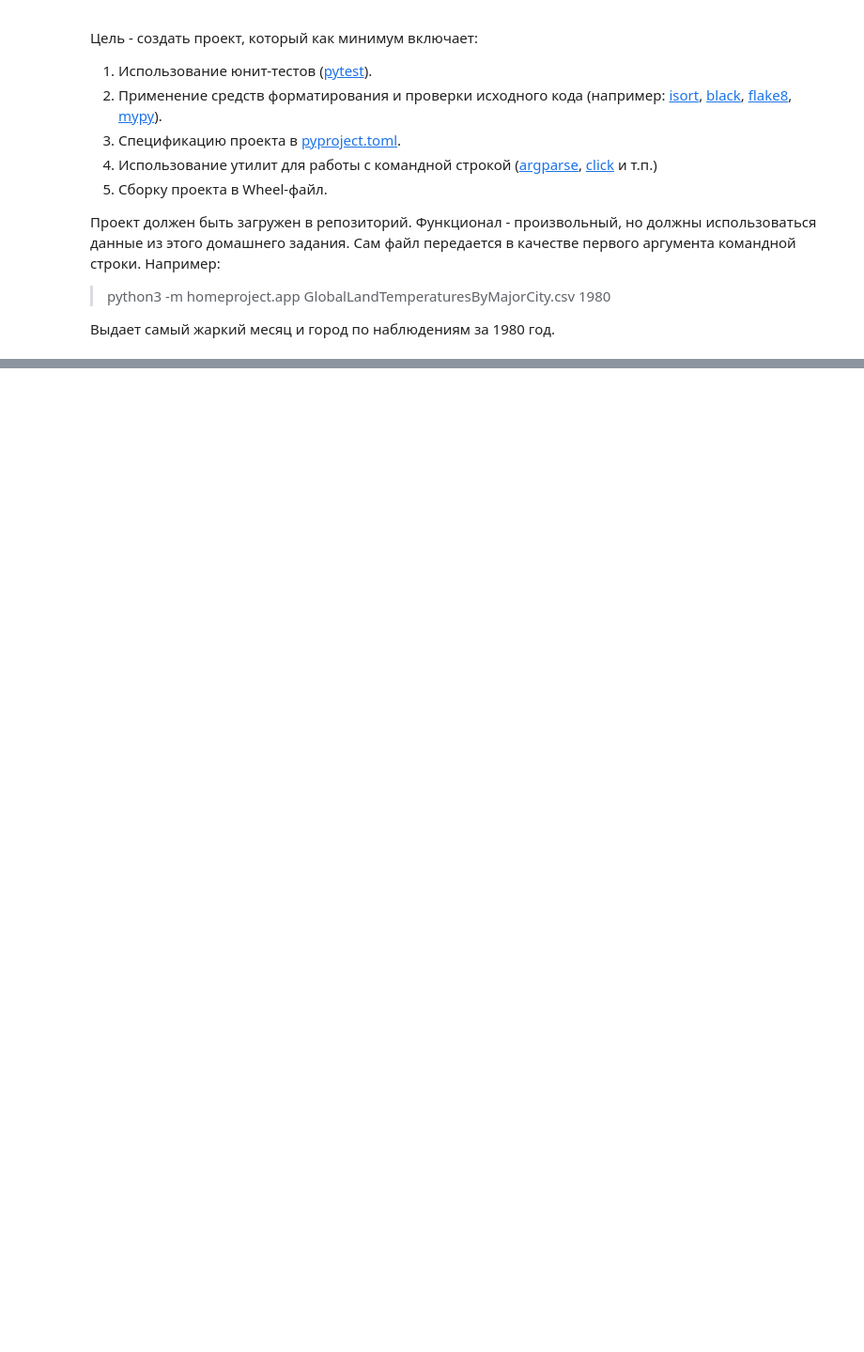
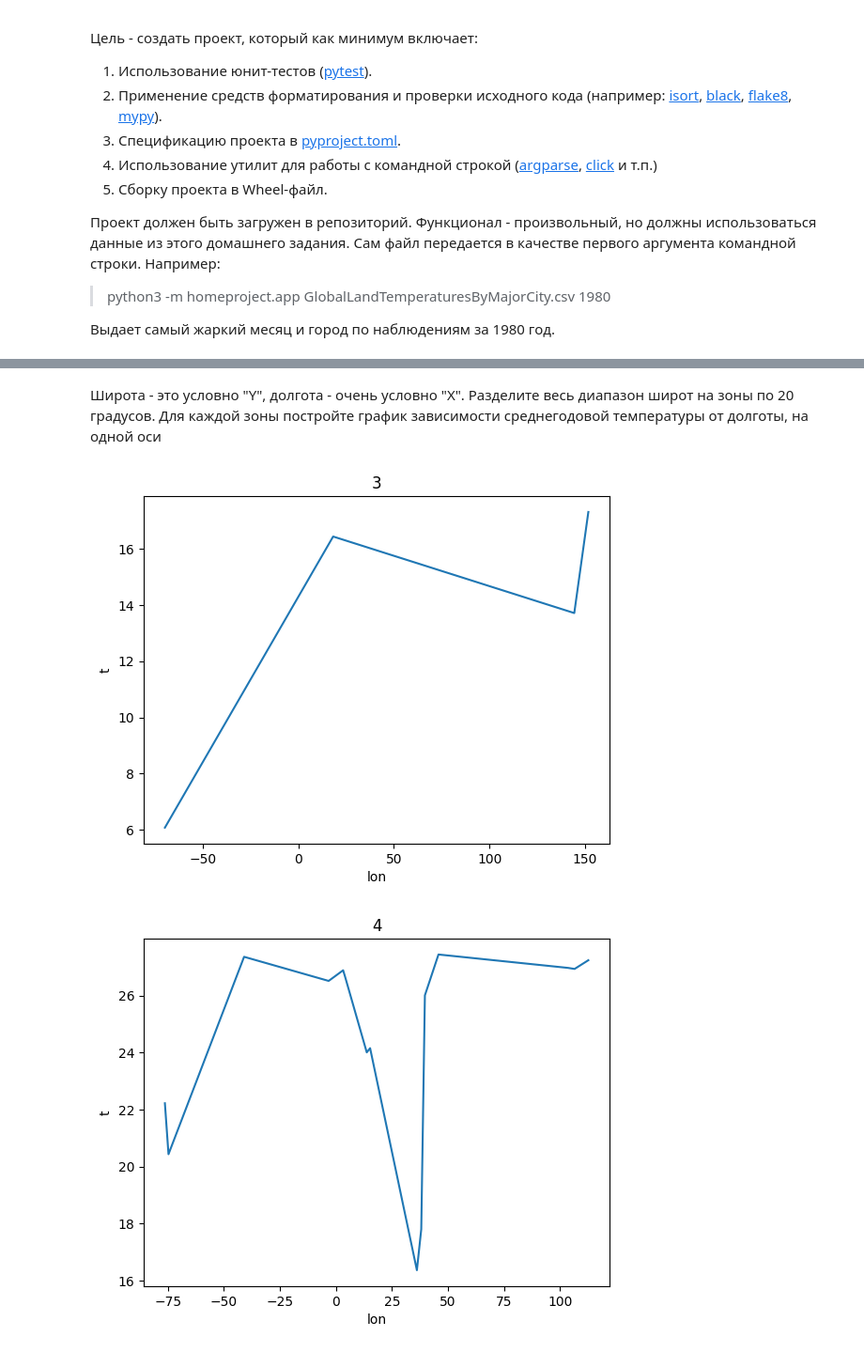
Before and after one commit to katunilya/python-2022-spbu, a Jupyter notebook: task_3.ipynb, the cells around one changed output, grey strips where cells are left out. Shown: that part at 94% size. Saved outputs shown, nothing was run; the diff lists cells and outputs as text; code cells hidden in the pictures; blank space fills up the shorter version.

```diff
--- a/task_3.ipynb
+++ b/task_3.ipynb
@@ -331,0 +336,10 @@ f_map
+# %%
+x = df_1950[
+    (df_1950.dt.dt.year >= 1960)
+    & (df_1950.dt.dt.year <= 1980)
+    & (df_1950.LatitudeF <= 50.0)
+    & (df_1950.LatitudeF >= 30.0)
+    & (df_1950.dt.dt.month == 12)
+].groupby(df_1950.City).AverageTemperature.max()
+print(x.idxmax())
+x.sort_values(ascending=False)
@@ -331,0 +365,43 @@ f_map
+# %% [markdown]
+Широта - это условно "Y", долгота - очень условно "X". Разделите весь диапазон
+широт на зоны по 20 градусов. Для каждой зоны постройте график зависимости
+среднегодовой температуры от долготы, на одной оси
+# %%
+from cProfile import label
+import toolz
+
+def latitude_group(r):
+    match r:
+        case x if x >= -90 and x < -70:
+            return 1
+        case x if x >= -70 and x < -50:
+            return 2
+        case x if x >= -50 and x < -30:
+            return 3
+        case x if x >= -10 and x < 10:
+            return 4
+        case x if x >= 10 and x < 30:
+            return 5
+        case x if x >= 30 and x < 50:
+            return 6
+        case x if x >= 50 and x < 70:
+            return 7
+        case x if x >= 70:
+            return 8
+
+df_1950 = df_1950.dropna()
+df_1950['group'] = df_1950.LatitudeF.apply(latitude_group)
+
+gp = df_1950.groupby([df_1950.group])
+ss = [gp.get_group(group) for group in gp.groups]
+
+for s in ss:
+    d = s.groupby(s.LongitudeF).AverageTemperature.mean()
+    plt.plot(d.index, d.values)
+    plt.ylabel("t")
+    plt.xlabel("lon")
+    plt.title(s.group.iloc[0])
+    plt.show()
+# %% [output]
+[figure, added]
+[figure, added]
```
Also changed, not shown: parts of 3 cells of this notebook.
